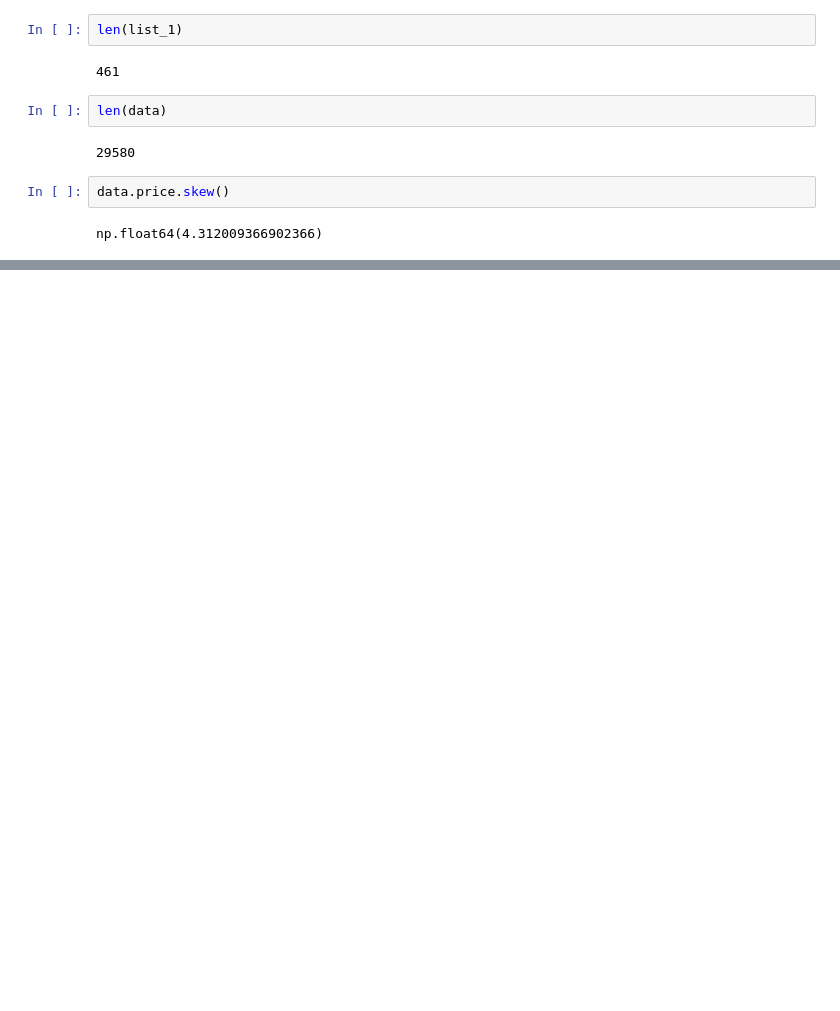
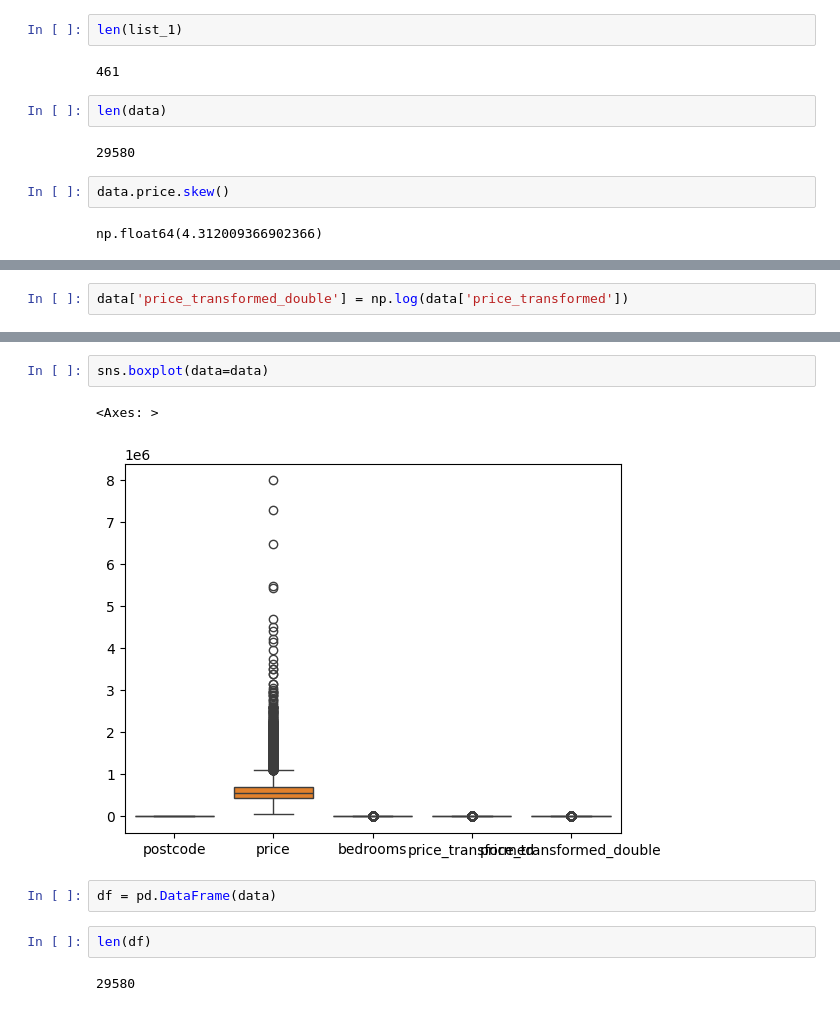
Before and after one commit to samvillasmith/EDA, a Jupyter notebook: Outliers.ipynb, the cells around one changed output, grey strips where cells are left out. Cells and saved outputs as stored; diff of their text form; blank space fills up the shorter version.

```diff
--- a/Outliers.ipynb
+++ b/Outliers.ipynb
@@ -59,0 +98,2 @@ np.float64(4.312009366902366)
+# %%
+data['price_transformed_double'] = np.log(data['price_transformed'])
@@ -59,0 +124,11 @@ np.float64(4.312009366902366)
+# %%
+sns.boxplot(data=data)
+# %% [output]
+<Axes: >
+[figure, added]
+# %%
+df = pd.DataFrame(data)
+# %%
+len(df)
+# %% [output]
+29580
```
Also changed, not shown: parts of 22 cells of this notebook.
